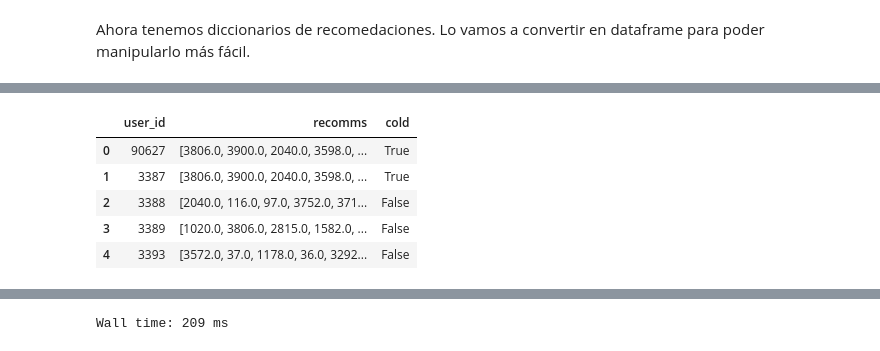
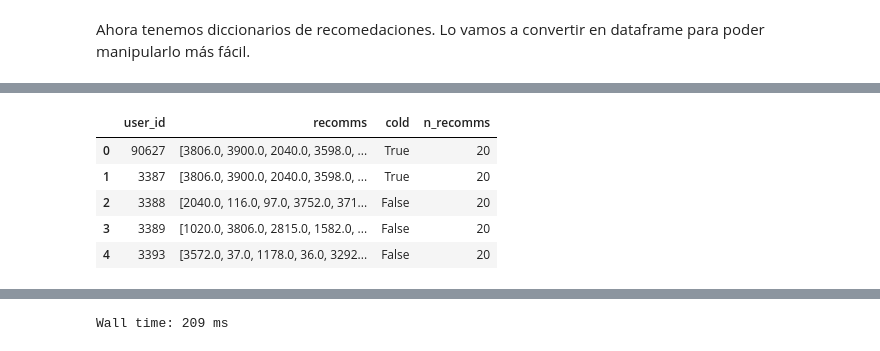
Before and after one commit to ivanjavierparra/Data-Science-Sprint-3, a Jupyter notebook: Entrega_3.ipynb, the cells around one changed output, grey strips where cells are left out. Saved outputs shown, nothing was run; the diff lists cells and outputs as text; code cells hidden in the pictures.

```diff
--- a/Entrega_3.ipynb
+++ b/Entrega_3.ipynb
@@ -773,6 +758,11 @@ Wall time: 359 ms
 # %%
 def buscar_rating(account_id, content_id):
     return df_r4[(df_r4.account_id == account_id) &(df_r4.content_id == content_id)].iloc[0]['rating']
+# %%
+### borrame
+### borrame
+### borrame
+df['rating_4'] = 1
 # %% [markdown]
 <b>Opción 5: Opción 2 + Opción 3</b>
 # %% [markdown]
@@ -795,11 +785,11 @@ Al momento de splitear puede ser que para un perfil y contenido el rating sea 'x
 df_aux = df.groupby(['account_id', 'content_id'], as_index=False)\
             .agg({'account_id': 'first',
                   'content_id': 'first',
-                  'rating_1': 'mean',
-                  'rating_2': 'mean',
-                  'rating_3': 'mean',
+                  'rating_1': 'max',
+                  'rating_2': 'max',
+                  'rating_3': 'max',
                   #'rating_4': 'mean',
-                  'rating_5': 'mean',
+                  'rating_5': 'max',
                   })
 
 df_aux.rename(columns = {'rating_1':'rating_1_aux','rating_2':'rating_2_aux','rating_3':'rating_3_aux','rating_5':'rating_5_aux'}, inplace=True)
@@ -872,6 +862,6 @@ Filas y columnas de train: (612071, 8)
 Número de perfiles distintos en train: 95758
 # %%
 # set de test
-test = ratings[ratings.timestamp >= datetime(year=2021, month=3, day=1)]
+test = ratings[ratings.timestamp >= datetime(year=2021, month=3, day=1)][['account_id','content_id','timestamp']]
 test.head()
 # %% [output]
@@ -1213,7 +1219,7 @@ def recomm(interactions_matrix, interactions_matrix_csr, not_available_content,
             recomms_dict['user_id'].append(user)
             # Les recomendamos contenido popular
             # recomms_dict['recomms'].append(popularity_df.content_id.to_list())
-            recomms_dict['recomms'].append(most_popular[:40])
+            recomms_dict['recomms'].append(most_popular[:20])
             recomms_dict['cold'].append(True)
     return recomms_dict
 # %% [markdown]
@@ -1262,6 +1272,6 @@ Ahora tenemos diccionarios de recomedaciones. Lo vamos a convertir en dataframe
 # %%
 %%time
 recomms_df_1 = pd.DataFrame(recomms_dict_1)
-recomms['n_recomms'] = recomms_df_1.recomms.apply(len)
+recomms_df_1['n_recomms'] = recomms_df_1.recomms.apply(len)
 recomms_df_1.head()
 # %% [output]
@@ -1269,9 +1280,9 @@ Wall time: 93 ms
-|  | user_id | recomms | cold |
-| 0 | 90627 | [3806.0, 3900.0, 2040.0, 3598.0, ... | True |
-| 1 | 3387 | [3806.0, 3900.0, 2040.0, 3598.0, ... | True |
-| 2 | 3388 | [2040.0, 116.0, 97.0, 3752.0, 371... | False |
-| 3 | 3389 | [1020.0, 3806.0, 2815.0, 1582.0, ... | False |
-| 4 | 3393 | [3572.0, 37.0, 1178.0, 36.0, 3292... | False |
+|  | user_id | recomms | cold | n_recomms |
+| 0 | 90627 | [3806.0, 3900.0, 2040.0, 3598.0, ... | True | 20 |
+| 1 | 3387 | [3806.0, 3900.0, 2040.0, 3598.0, ... | True | 20 |
+| 2 | 3388 | [2040.0, 116.0, 97.0, 3752.0, 371... | False | 20 |
+| 3 | 3389 | [1020.0, 3806.0, 2815.0, 1582.0, ... | False | 20 |
+| 4 | 3393 | [3572.0, 37.0, 1178.0, 36.0, 3292... | False | 20 |
 # %%
 %%time
 recomms_df_2 = pd.DataFrame(recomms_dict_2)
```
Also changed, not shown: parts of 84 cells of this notebook.
